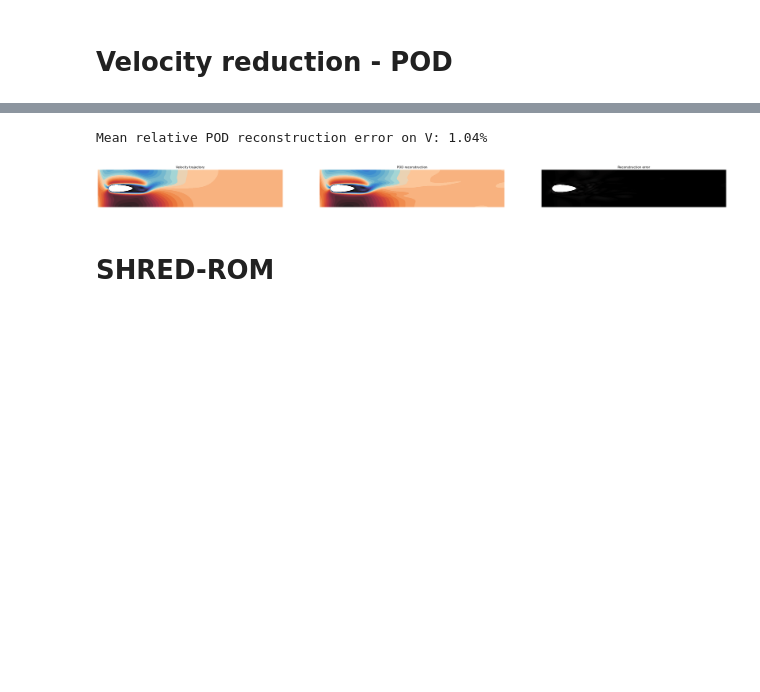
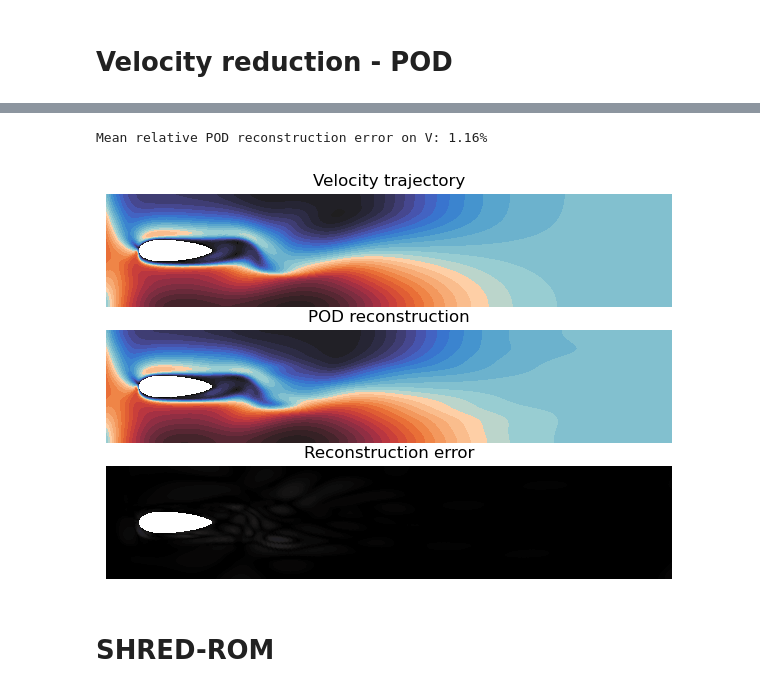
Before and after one commit to markus0800/SHRED-ROM, a Jupyter notebook: FlowAroundObstacle.ipynb, the cells around one changed output, grey strips where cells are left out. Cells and saved outputs as stored; diff of their text form; code cells hidden in the pictures; blank space fills up the shorter version.

```diff
--- a/FlowAroundObstacle.ipynb
+++ b/FlowAroundObstacle.ipynb
@@ -233,7 +233,7 @@ def compute_state(params, dt, ntimesteps):
 # %% [markdown]
 # Snapshots generation
 # %%
-# GENERATE SNAPSHOTS (SKIP THIS CELL IF DATA ALREADY AVAILABLE)
+# GENERATE SNAPSHOTS WITH CONSTANT PARAMETERS (SKIP THIS CELL IF DATA ALREADY AVAILABLE)
 
 dt = Constant(0.05)
 T = 10.0
@@ -262,13 +262,27 @@ for i in range(ntrajectories):
     for j in range(len(params_range)):
         params[j] = ((params_range[j][1] - params_range[j][0]) * torch.rand(1) + params_range[j][0]).item()
 
-    [vt, pt] = compute_state(params, dt, ntimesteps)
+    alpha_in = []
+    mod_in = []
+    obstacle_horizontal_semiaxis_left = []
+    obstacle_horizontal_semiaxis_right = []
+    for j in range(ntimesteps):
+        alpha_in.append(params[1])
+        mod_in.append(params[2])
+        obstacle_horizontal_semiaxis_left.append(params[3])
+        obstacle_horizontal_semiaxis_right.append(params[4])
+
+    params_ph = [alpha_in, mod_in]                                                       # Physical parameters: angle of attack and inflow intensity
+    params_geo = [obstacle_horizontal_semiaxis_left, obstacle_horizontal_semiaxis_right] # Geometric parameters: obstacle horizontal semiaxes dimensions (left and right)
+
+    [vt, pt] = compute_state(params_ph + params_geo, dt, ntimesteps)
 
     V[i] = vt
     P[i] = pt
-
-    for j in range(ntimes):
-        MU[i,j] = torch.tensor(params)
+    MU[i, :, 0] = torch.tensor(alpha_in)
+    MU[i, :, 1] = torch.tensor(mod_in)
+    MU[i, :, 2] = torch.tensor(obstacle_horizontal_semiaxis_left)
+    MU[i, :, 3] = torch.tensor(obstacle_horizontal_semiaxis_right)
 
     clc(wait = True)
 
@@ -283,20 +354,20 @@ T = 10.0
 ntimesteps = round(T / dt)
 ntimes = ntimesteps # Time series length
 
-ntrajectories = 100
+ntrajectories = 200
 nparams = 4
 nvelocity = VectorFunctionSpace(Mesh("Data/FlowAroundObstacle_mesh_reference.xml"), "CG", 2).dim()
 npressure = FunctionSpace(Mesh("Data/FlowAroundObstacle_mesh_reference.xml"), "CG", 1).dim()
 
-params_ph_range = [(-1.0, 1.0), (1.0, 10.0)] # Physical parameters: angle of attack and inflow intensity
-params_geo_range = [(0.2, 0.6), (0.2, 1.0)]  # Geometric parameters: obstacle horizontal semiaxes dimensions (left and right)
-params_range = params_ph_range + params_geo_range
+filename1 = 'Data/FlowAroundObstacle_data'
+Data1 = np.load("%s.npz" % filename1.replace(".npz",""))
 
-filename = 'Data/FlowAroundObstacle_data'
-Data = np.load("%s.npz" % filename.replace(".npz",""))
-V = torch.tensor(Data["v"])
-P = torch.tensor(Data["p"])
-MU = torch.tensor(Data["mu"])
+filename2 = 'Data/FlowAroundObstacle_UnsteadyParam_data'
+Data2 = np.load("%s.npz" % filename2.replace(".npz",""))
+
+V = torch.cat((torch.tensor(Data1["v"]), torch.tensor(Data2["v"])), 0)
+P = torch.cat((torch.tensor(Data1["p"]), torch.tensor(Data2["p"])), 0)
+MU = torch.cat((torch.tensor(Data1["mu"]), torch.tensor(Data2["mu"])), 0)
 # %%
 # FUNCTIONS TO CONVERT VECTORS INTO FUNCTIONS
 
@@ -530,23 +601,23 @@ Vtest_reconstructed[:, :, 1 : nvelocity : 2] = Vytest_reconstructed
 
 print("Mean relative POD reconstruction error on V: %s" % num2p(mre(Vtest, Vtest_reconstructed)))
 # %% [output]
-Mean relative POD reconstruction error on V: 1.04%
+Mean relative POD reconstruction error on V: 1.16%
 # %%
 # FOM vs POD RECONSTRUCTION (PLOTS)
 
 from utils.processdata import trajectories
 
 whichtrajectory = 0
 whichtimes = torch.arange(0, 20)
 
 plotlist = [Vtest[whichtrajectory, whichtimes], Vtest_reconstructed[whichtrajectory, whichtimes], np.sqrt((Vtest[whichtrajectory, whichtimes] - Vtest_reconstructed[whichtrajectory, whichtimes])**2)]
 params_geo = MU[whichtrajectory, 0, 2:]
 vmin = min(np.abs(plotlist[i]).min() for i in range(len(plotlist)))
 vmax = max(np.abs(plotlist[i]).max() for i in range(len(plotlist)))
 
-trajectories(plotlist, plot_velocity, titles = ("Velocity trajectory", "POD reconstruction", "Reconstruction error"), figsize = (300, 300))
+trajectories(plotlist, plot_velocity, titles = ("Velocity trajectory", "POD reconstruction", "Reconstruction error"), figsize = (10, 5), vertical = True)
 # %% [output]
-[figure, old version]
+[figure, new version]
 # %% [markdown]
 # SHRED-ROM
 # %% [markdown]
```
Also changed, not shown: parts of 28 cells of this notebook, 6 other files.
